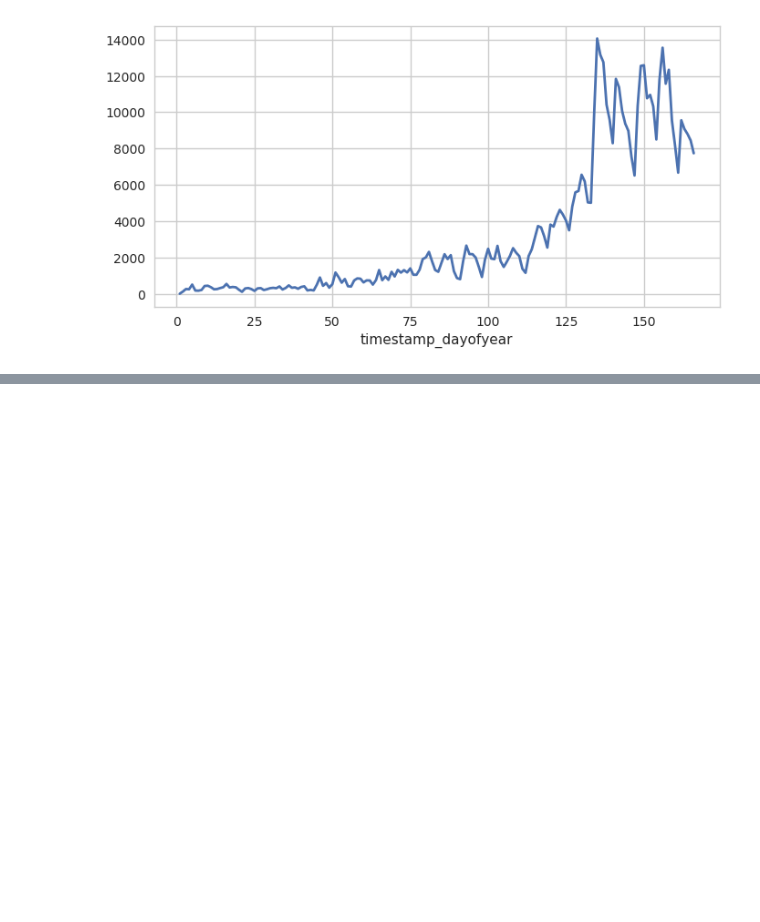
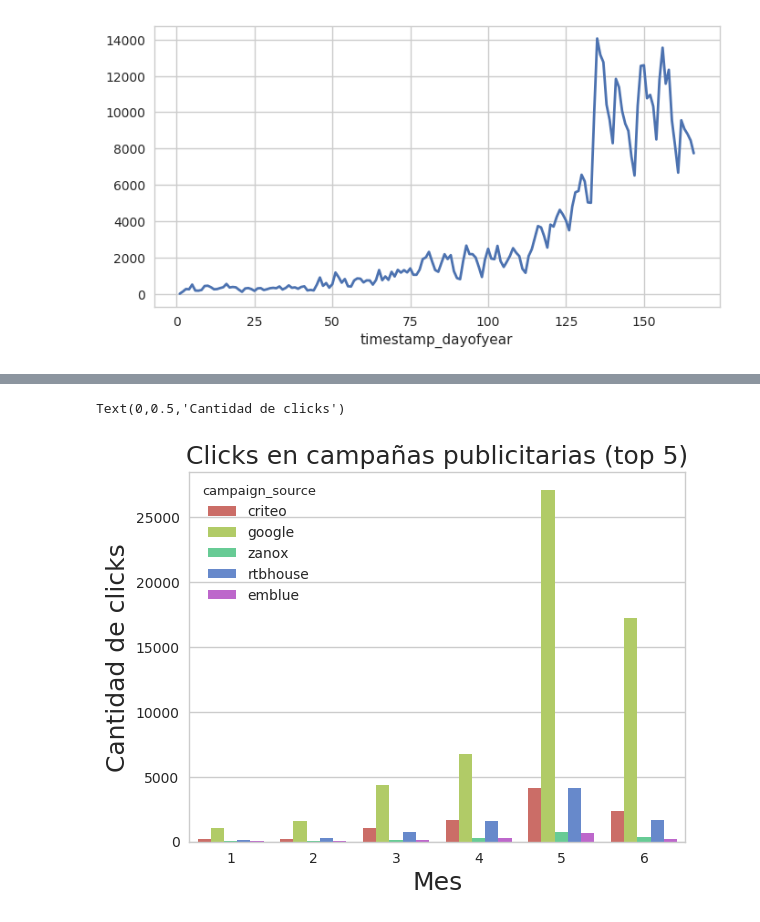
Before and after one commit to sebalogue/tp1-datos, a Jupyter notebook: src/SantiagoMariani/santiagomariani.ipynb, the cells around one changed output, grey strips where cells are left out. Saved outputs shown, nothing was run; the diff lists cells and outputs as text; code cells hidden in the pictures; blank space fills up the shorter version.

```diff
--- a/src/SantiagoMariani/santiagomariani.ipynb
+++ b/src/SantiagoMariani/santiagomariani.ipynb
@@ -566,0 +545,11 @@ Index(['timestamp', 'event', 'person', 'model', 'timestamp_datetime',
+# %%
+# Un grafico de lo mismo.
+camp_ppales = ['google','criteo', 'rtbhouse', 'zanox', 'emblue']
+g = sns.countplot(x="timestamp_month", hue="campaign_source"\
+                , data=ad_campaign_hit.loc[ad_campaign_hit['campaign_source'].isin(camp_ppales)], palette="hls")
+g.set_title("Clicks en campañas publicitarias (top 5)", fontsize=18)
+g.set_xlabel("Mes", fontsize=18)
+g.set_ylabel("Cantidad de clicks", fontsize=18)
+# %% [output]
+Text(0,0.5,'Cantidad de clicks')
+[figure, added]
```
Also changed, not shown: parts of 38 cells of this notebook.
